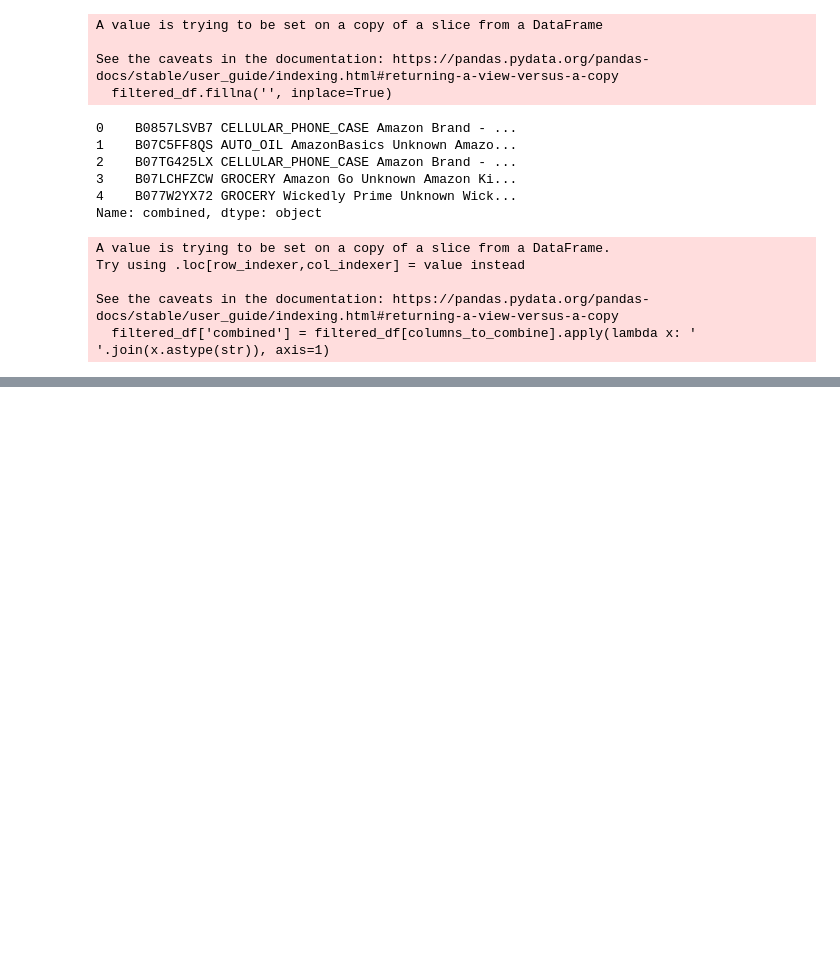
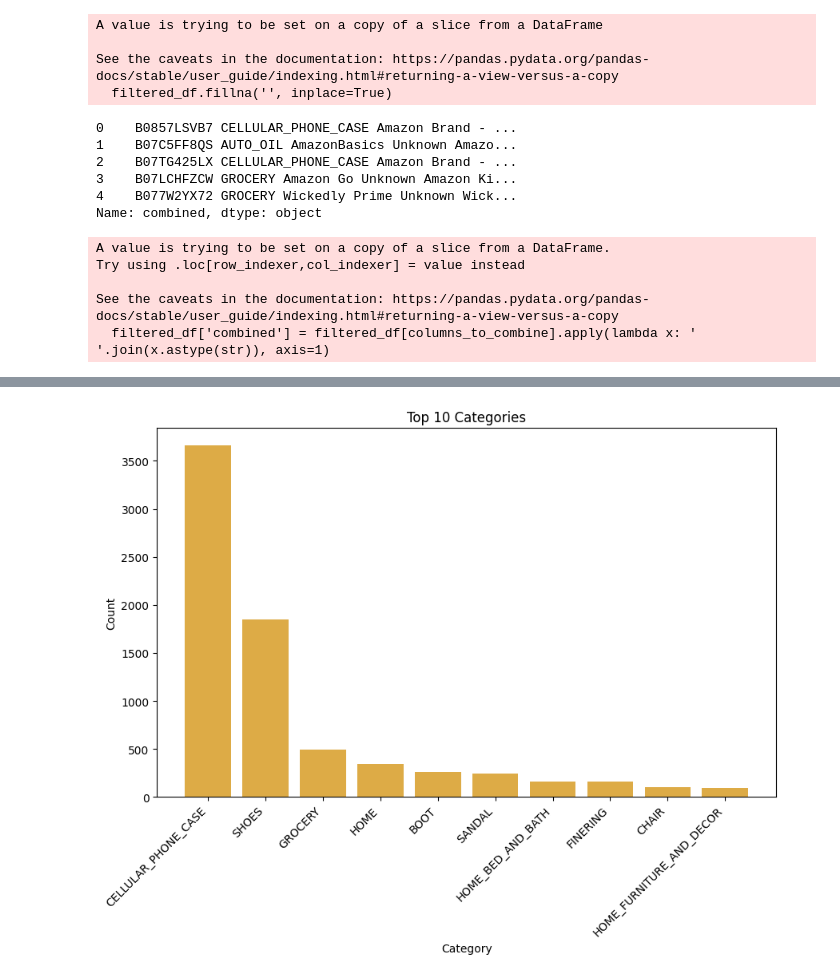
Before and after one commit to forghmc/ShopTalk, a Jupyter notebook: research/01_1_data_extraction_transformation_EDA.ipynb, the cells around one changed output, grey strips where cells are left out. Saved outputs shown, nothing was run; the diff lists cells and outputs as text; code cells hidden in the pictures; blank space fills up the shorter version.

Commit message:
Added code for ingestion, tranformation, experiments - Clean Build

```diff
--- a/research/01_1_data_extraction_transformation_EDA.ipynb
+++ b/research/01_1_data_extraction_transformation_EDA.ipynb
@@ -545,0 +548,2 @@ See the caveats in the documentation: https://pandas.pydata.org/pandas-docs/stab
+# %%
+df = pd.read_csv('/Users/user/Documents/MLProjects/project6/ShopTalk/artifacts/data_ingestion/data_tar_extracted/processed_dataset_target_data_with_captions_only.csv')
@@ -545,0 +559,27 @@ See the caveats in the documentation: https://pandas.pydata.org/pandas-docs/stab
+# %%
+import matplotlib.pyplot as plt
+
+distinct_categories = df['product_type'].unique()
+
+# Count occurrences of each category type
+category_counts = {}
+for category in distinct_categories:
+    count = (df['product_type'] == category).sum()
+    category_counts[category] = count
+
+# Sort categories by count in descending order
+sorted_categories = sorted(category_counts.items(), key=lambda x: x[1], reverse=True)
+
+# Get top 10 categories
+top_10_categories = dict(sorted_categories[:10])
+
+# Plot count of each top 10 category
+plt.figure(figsize=(10, 6))
+plt.bar(top_10_categories.keys(), top_10_categories.values(), color='#ddab46')
+plt.title('Top 10 Categories')
+plt.xlabel('Category')
+plt.ylabel('Count')
+plt.xticks(rotation=45, ha='right')
+plt.show()
+# %% [output]
+[figure, added]
```
Also changed, not shown: parts of 6 cells of this notebook, 13 other files.
